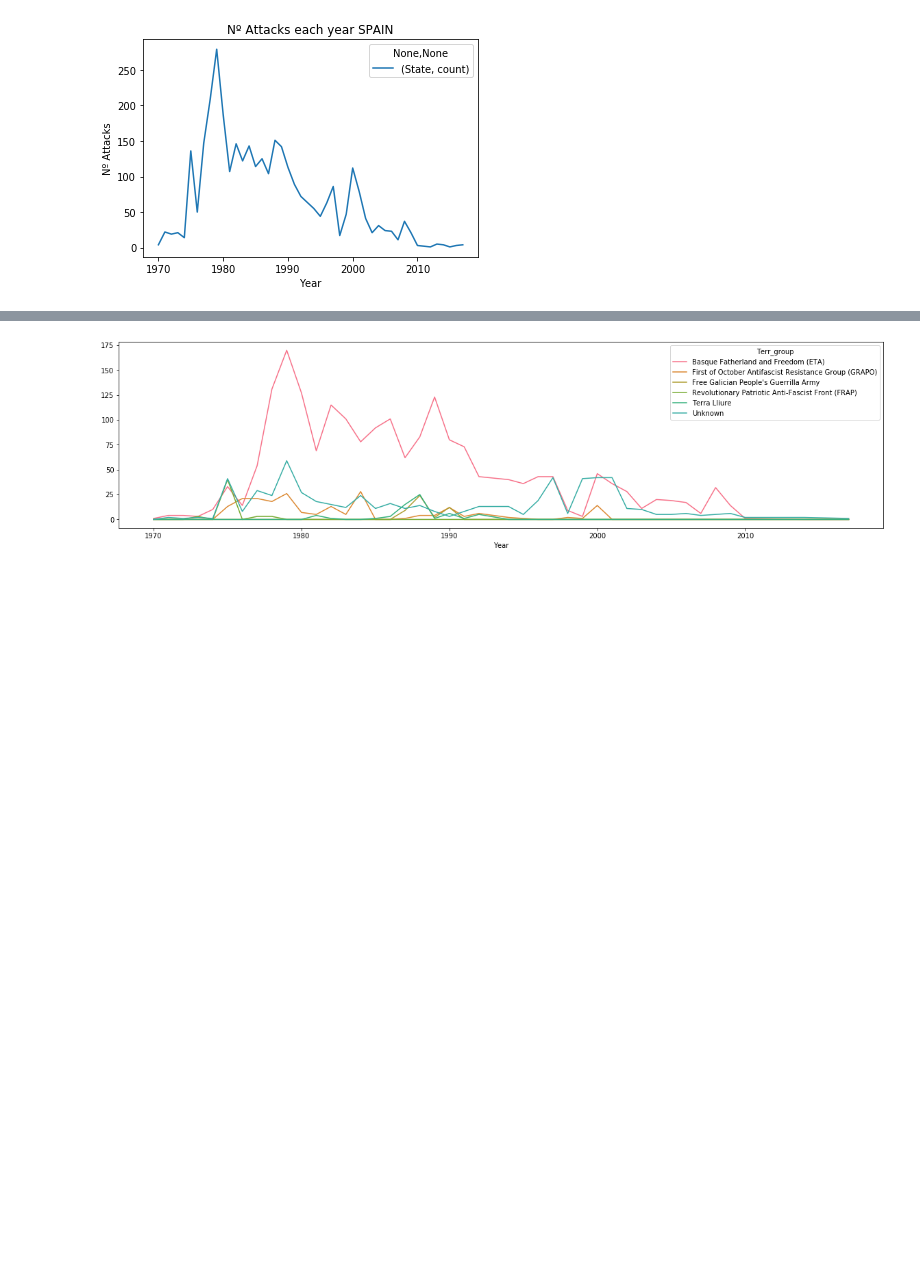
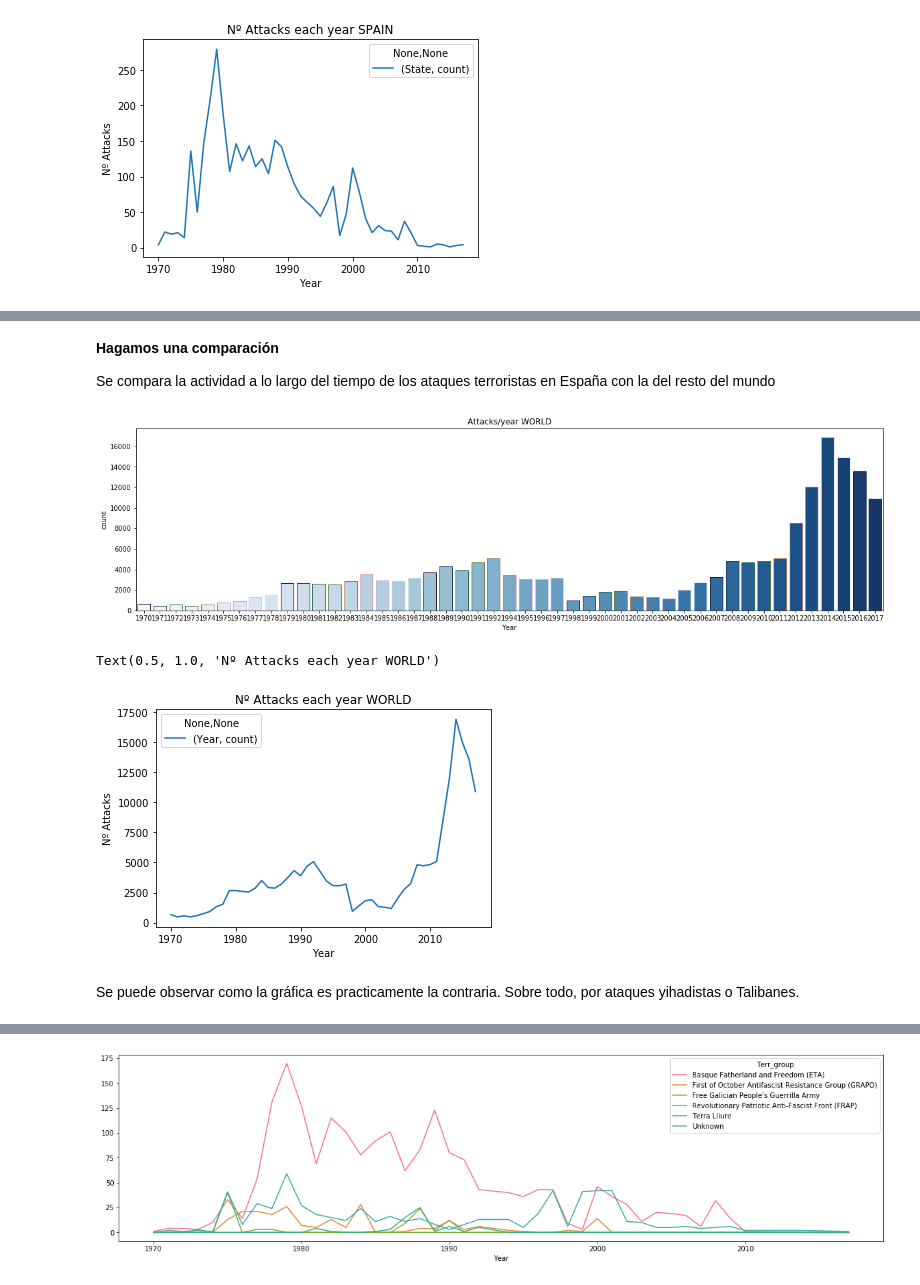
Before and after one commit to bmedm/storytelling-project, a Jupyter notebook: storytelling.ipynb, the cells around one changed output, grey strips where cells are left out. Drawn from its saved outputs; the diff is of its cells as text; code cells hidden in the pictures; blank space fills up the shorter version.

```diff
--- a/storytelling.ipynb
+++ b/storytelling.ipynb
@@ -1,2 +1,12 @@
+# %%
+import os
+import pandas as pd
+import src.source as sr
+import seaborn as sns
+import matplotlib.pyplot as plt
+import re
+
+españa = pd.read_csv('input/españa.csv',encoding='latin-1')
+terrorism= pd.read_csv('input/terrorism.csv',encoding='latin-1')
 # %% [markdown]
 # ATAQUES TERRORISTAS EN ESPAÑA
@@ -12,3 +12,0 @@ import re
-# %%
-españa = pd.read_csv('input/españa.csv',encoding='latin-1')
-terrorism = pd.read_csv('input/globalterrorismdb_0718dist.csv',encoding='latin-1')
@@ -41,0 +55,21 @@ Se puede observar mejor la evolución con un gráfico de línea.
+# %% [markdown]
+**Hagamos una comparación**
+
+Se compara la actividad a lo largo del tiempo de los ataques terroristas en España con la del resto del mundo
+# %%
+plt.subplots(figsize=(20,5))
+sns.countplot('Year',data=terrorism,palette="Blues",edgecolor=sns.color_palette('cubehelix',9))
+plt.title('Attacks/year WORLD')
+plt.show()
+
+df_4=terrorism.groupby("Year").agg({"Year":["count"]})
+df_4.plot.line()
+plt.ylabel('Nº Attacks')
+plt.title("Nº Attacks each year WORLD")
+# %% [output]
+[figure, added]
+Text(0.5, 1.0, 'Nº Attacks each year WORLD')
+[figure, added]
+# %% [markdown]
+Se puede observar como la gráfica es practicamente la contraria.
+Sobre todo, por ataques yihadistas o Talibanes.
```
Also changed, not shown: parts of 25 cells of this notebook, 3 other files.
